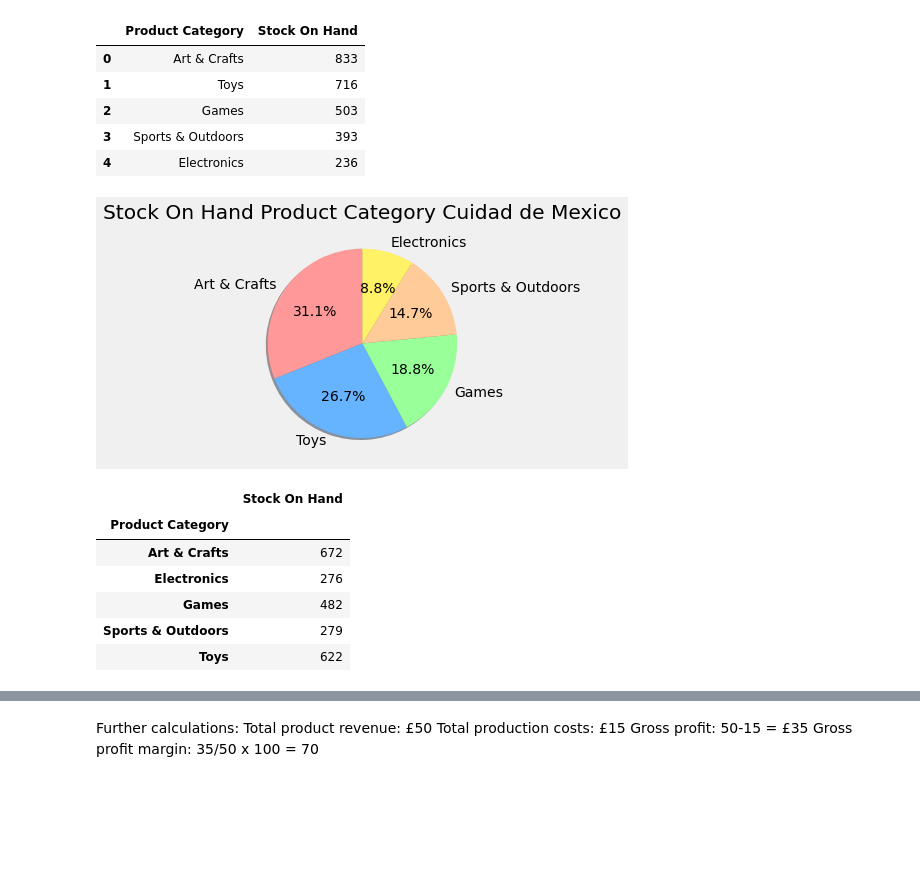
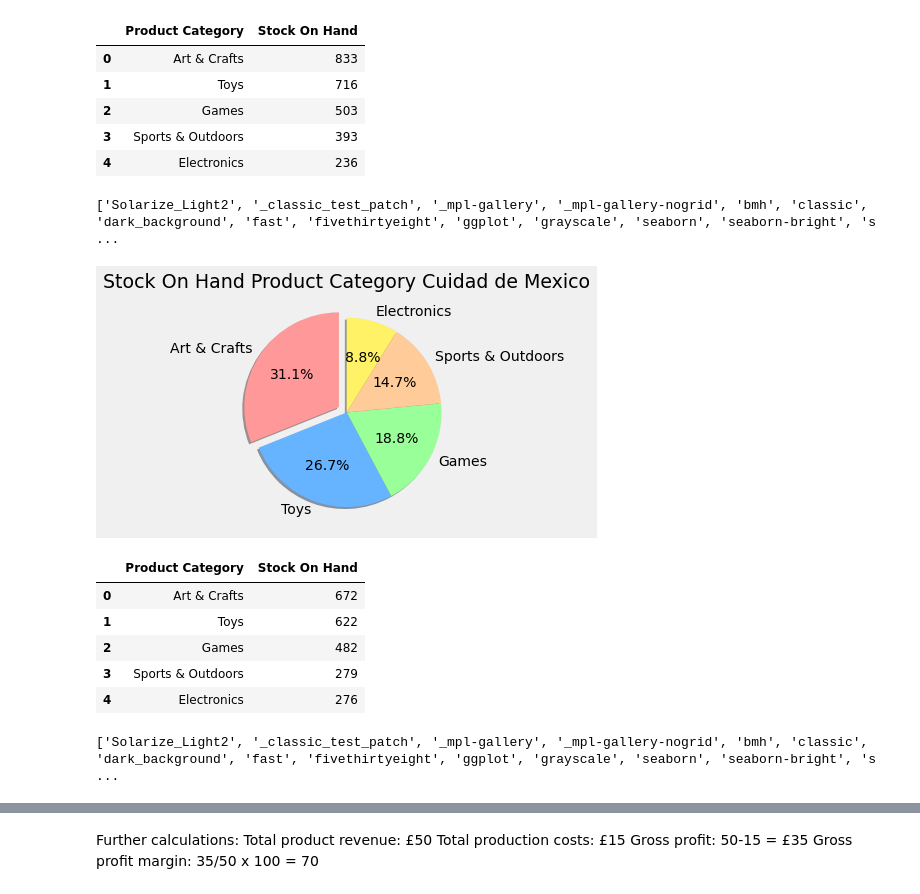
Before and after one commit to Lunczer93/Python_Project_2_Mexico_Toy_Sales, a Jupyter notebook: Python Project 2 Mexico Toy Sales.ipynb, the cells around one changed output, grey strips where cells are left out. Drawn from its saved outputs; the diff is of its cells as text; code cells hidden in the pictures; blank space fills up the shorter version.

```diff
--- a/Python Project 2 Mexico Toy Sales.ipynb
+++ b/Python Project 2 Mexico Toy Sales.ipynb
@@ -529,7 +523,7 @@ Top3ProductCategory.loc[StoreCities]
 # %%
 Top3ProductCategory=dfMergedLeftStoredAndProductToInventory.groupby(['Store City','Product Category'])['Stock On Hand'].agg("sum").to_frame()
-x =Top3ProductCategory.loc['Cuidad de Mexico'].sort_values(by='Stock On Hand',ascending=False).reset_index()
-x
+CuidadDeMexico=Top3ProductCategory.loc['Cuidad de Mexico'].sort_values(by='Stock On Hand',ascending=False).reset_index()
+CuidadDeMexico
 # %% [output]
 |  | Product Category | Stock On Hand |
 | 0 | Art & Crafts | 833 |
@@ -538,30 +532,40 @@ x
 | 3 | Sports & Outdoors | 393 |
 | 4 | Electronics | 236 |
 # %%
-a = x['Stock On Hand']
-b = x['Product Category']
-explode = (0, 0, 0, 0, 0)
+x = CuidadDeMexico['Stock On Hand']
+label = CuidadDeMexico['Product Category']
+explode = (0.1, 0, 0, 0, 0)
 colors = ['#ff9999','#66b3ff','#99ff99','#ffcc99','#fff266']
+print(plt.style.available)
+# %% [output]
+['Solarize_Light2', '_classic_test_patch', '_mpl-gallery', '_mpl-gallery-nogrid', 'bmh', 'classic', 'dark_background', 'fast', 'fivethirtyeight', 'ggplot', 'grayscale', 'seaborn', 'seaborn-bright', 's ...
 # %%
 plt.style.use("fivethirtyeight")
-plt.pie(a,explode=explode,labels=b,colors=colors, shadow=True,
+plt.pie(x,explode=explode,labels=label,colors=colors, shadow=True,
        startangle=90, autopct='%1.1f%%', wedgeprops={'edgecolor': 'black',
                                                     'linewidth': 0.01,
                                                     'antialiased':True})
 
-plt.title("Stock On Hand Product Category Cuidad de Mexico")
+plt.title("Stock On Hand Product Category Cuidad de Mexico", fontsize=19)
 
 plt.tight_layout()
 plt.show()
 # %% [output]
-[figure, old version]
+[figure, new version]
 # %%
-Top3ProductCategory.loc['Guadalajara']
+Guadalajara=Top3ProductCategory.loc['Guadalajara'].sort_values(by='Stock On Hand',ascending=False).reset_index()
+Guadalajara
 # %% [output]
-|  | Stock On Hand |
-| Product Category |  |
-| Art & Crafts | 672 |
-| Electronics | 276 |
-| Games | 482 |
-| Sports & Outdoors | 279 |
-| Toys | 622 |
+|  | Product Category | Stock On Hand |
+| 0 | Art & Crafts | 672 |
+| 1 | Toys | 622 |
+| 2 | Games | 482 |
+| 3 | Sports & Outdoors | 279 |
+| 4 | Electronics | 276 |
+# %%
+x = Guadalajara['Stock On Hand']
+label = Guadalajara['Product Category']
+explode = (0.1, 0, 0, 0, 0)
+print(plt.style.available)
+# %% [output]
+['Solarize_Light2', '_classic_test_patch', '_mpl-gallery', '_mpl-gallery-nogrid', 'bmh', 'classic', 'dark_background', 'fast', 'fivethirtyeight', 'ggplot', 'grayscale', 'seaborn', 'seaborn-bright', 's ...
```
Also changed, not shown: parts of 18 cells of this notebook.
